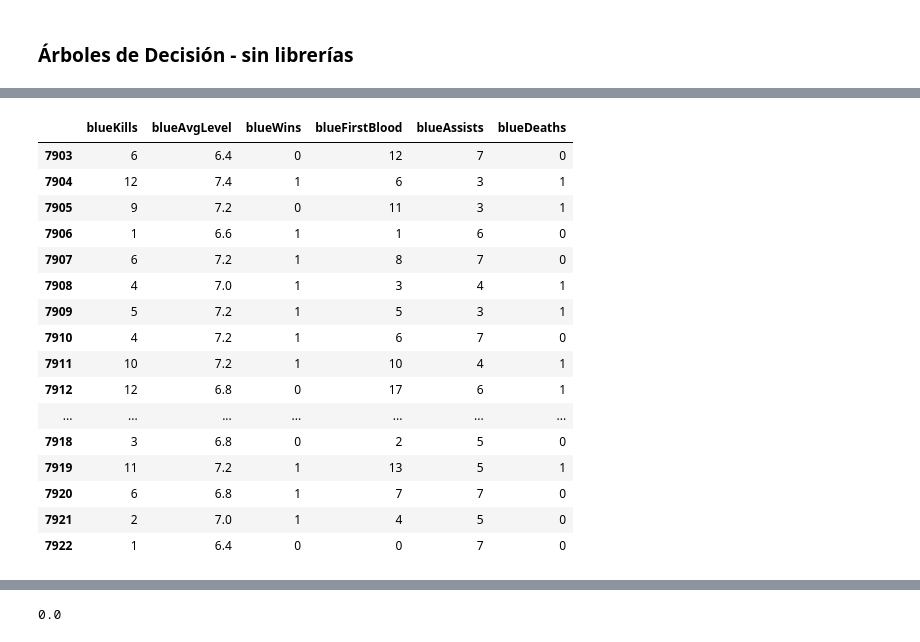
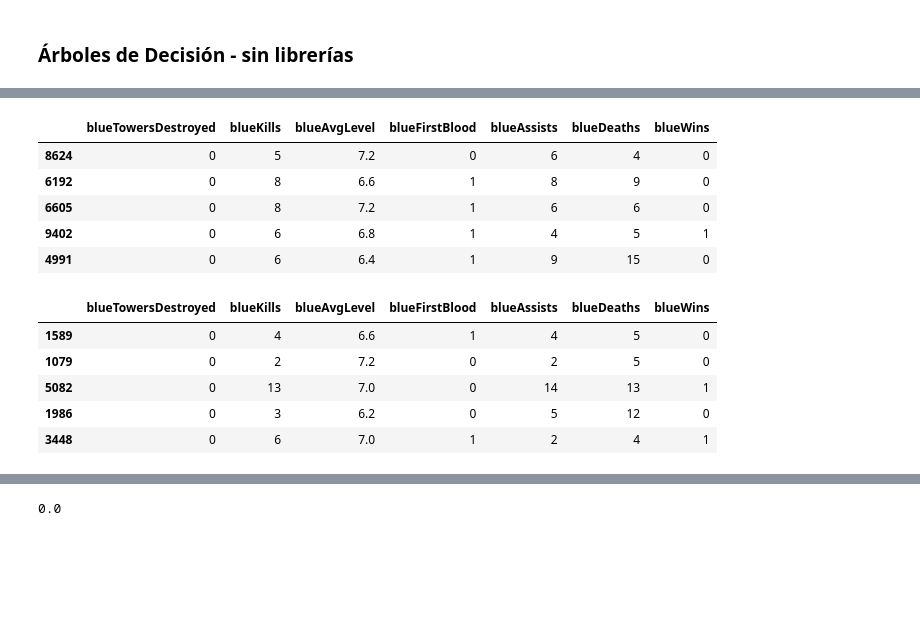
Before and after one commit to jazurdia/Lab02-IA, a Jupyter notebook: Lab02.ipynb, the cells around one changed output, grey strips where cells are left out. Drawn from its saved outputs; the diff is of its cells as text; code cells hidden in the pictures; blank space fills up the shorter version.

```diff
--- a/Lab02.ipynb
+++ b/Lab02.ipynb
@@ -754,10 +757,9 @@ import seaborn as sns
 import numpy as np
 # %%
-dataset = pds.read_csv("league_of_lol.csv")
+dataset = pd.read_csv("league_of_lol.csv")
 
-# insert on a dataframe called pd the following columns: blueKills', 'blueAvgLevel', 'blueWins'
-pd = dataset[['blueKills', 'blueAvgLevel', 'blueFirstBlood', 'blueAssists', 'blueDeaths','blueWins']]
-pd.head()
+dt = dataset[['blueTowersDestroyed', 'blueKills', 'blueAvgLevel', 'blueFirstBlood', 'blueAssists', 'blueDeaths', 'blueWins']]
+dt.head()
 
-X = pd.iloc[:, :-1].values
-y = pd.iloc[:, -1].values
+X = dt.iloc[:, :-1].values
+y = dt.iloc[:, -1].values
@@ -812,11 +837,6 @@ def crearArbol(dataset, df, features,label, parent):
 # %%
 #Dividir el conjunto de datos en entrenamiento y prueba, tomando el 80% de los datos para entrenamiento y el 20% para prueba
-dataFrameEntreno = pds.DataFrame()
+from sklearn.model_selection import train_test_split
 
-dataFrameEntreno["blueKills"] = pd.iloc[0:int((len(pd)*0.8)), 0]
-dataFrameEntreno["blueAvgLevel"] = pd.iloc[0:int((len(pd)*0.8)), 1]
-dataFrameEntreno["blueWins"] = pd.iloc[0:int((len(pd)*0.8)), 2]
-dataFrameEntreno["blueFirstBlood"] = pd.iloc[0:int((len(pd)*0.8)), 3]
-dataFrameEntreno["blueAssists"] = pd.iloc[0:int((len(pd)*0.8)), 4]
-dataFrameEntreno["blueDeaths"] = pd.iloc[0:int((len(pd)*0.8)), 5]
-dataFrameEntreno.head()
+dataFrameEntreno, dataFrameTest = train_test_split(dt, test_size = 0.2, random_state = 1)
+dataFrameValidacion, dataFrameTest = train_test_split(dataFrameTest, test_size = 0.5, random_state = 1)
@@ -830,29 +843,19 @@ dataFrameEntreno.head()
 # %%
-dataFrameTest = pds.DataFrame()
-
-dataFrameTest["blueKills"] = pd.iloc[int((len(pd)*0.8)):-1, 0]
-dataFrameTest["blueAvgLevel"] = pd.iloc[int((len(pd)*0.8)):-1, 1]
-dataFrameTest["blueWins"] = pd.iloc[int((len(pd)*0.8)):-1, 2]
-dataFrameTest["blueFirstBlood"] = pd.iloc[int((len(pd)*0.8)):-1, 3]
-dataFrameTest["blueAssists"] = pd.iloc[int((len(pd)*0.8)):-1, 4]
-dataFrameTest["blueDeaths"] = pd.iloc[int((len(pd)*0.8)):-1, 5]
-dataFrameTest.head(20)
+dataFrameEntreno.head()
 # %% [output]
-|  | blueKills | blueAvgLevel | blueWins | blueFirstBlood | blueAssists | blueDeaths |
-| 7903 | 6 | 6.4 | 0 | 12 | 7 | 0 |
-| 7904 | 12 | 7.4 | 1 | 6 | 3 | 1 |
-| 7905 | 9 | 7.2 | 0 | 11 | 3 | 1 |
-| 7906 | 1 | 6.6 | 1 | 1 | 6 | 0 |
-| 7907 | 6 | 7.2 | 1 | 8 | 7 | 0 |
-| 7908 | 4 | 7.0 | 1 | 3 | 4 | 1 |
-| 7909 | 5 | 7.2 | 1 | 5 | 3 | 1 |
-| 7910 | 4 | 7.2 | 1 | 6 | 7 | 0 |
-| 7911 | 10 | 7.2 | 1 | 10 | 4 | 1 |
-| 7912 | 12 | 6.8 | 0 | 17 | 6 | 1 |
-| ... | ... | ... | ... | ... | ... | ... |
-| 7918 | 3 | 6.8 | 0 | 2 | 5 | 0 |
-| 7919 | 11 | 7.2 | 1 | 13 | 5 | 1 |
-| 7920 | 6 | 6.8 | 1 | 7 | 7 | 0 |
-| 7921 | 2 | 7.0 | 1 | 4 | 5 | 0 |
-| 7922 | 1 | 6.4 | 0 | 0 | 7 | 0 |
+|  | blueTowersDestroyed | blueKills | blueAvgLevel | blueFirstBlood | blueAssists | blueDeaths | blueWins |
+| 8624 | 0 | 5 | 7.2 | 0 | 6 | 4 | 0 |
+| 6192 | 0 | 8 | 6.6 | 1 | 8 | 9 | 0 |
+| 6605 | 0 | 8 | 7.2 | 1 | 6 | 6 | 0 |
+| 9402 | 0 | 6 | 6.8 | 1 | 4 | 5 | 1 |
+| 4991 | 0 | 6 | 6.4 | 1 | 9 | 15 | 0 |
+# %%
+dataFrameTest.head()
+# %% [output]
+|  | blueTowersDestroyed | blueKills | blueAvgLevel | blueFirstBlood | blueAssists | blueDeaths | blueWins |
+| 1589 | 0 | 4 | 6.6 | 1 | 4 | 5 | 0 |
+| 1079 | 0 | 2 | 7.2 | 0 | 2 | 5 | 0 |
+| 5082 | 0 | 13 | 7.0 | 0 | 14 | 13 | 1 |
+| 1986 | 0 | 3 | 6.2 | 0 | 5 | 12 | 0 |
+| 3448 | 0 | 6 | 7.0 | 1 | 2 | 4 | 1 |
 # %%
```
Also changed, not shown: parts of 32 cells of this notebook.
